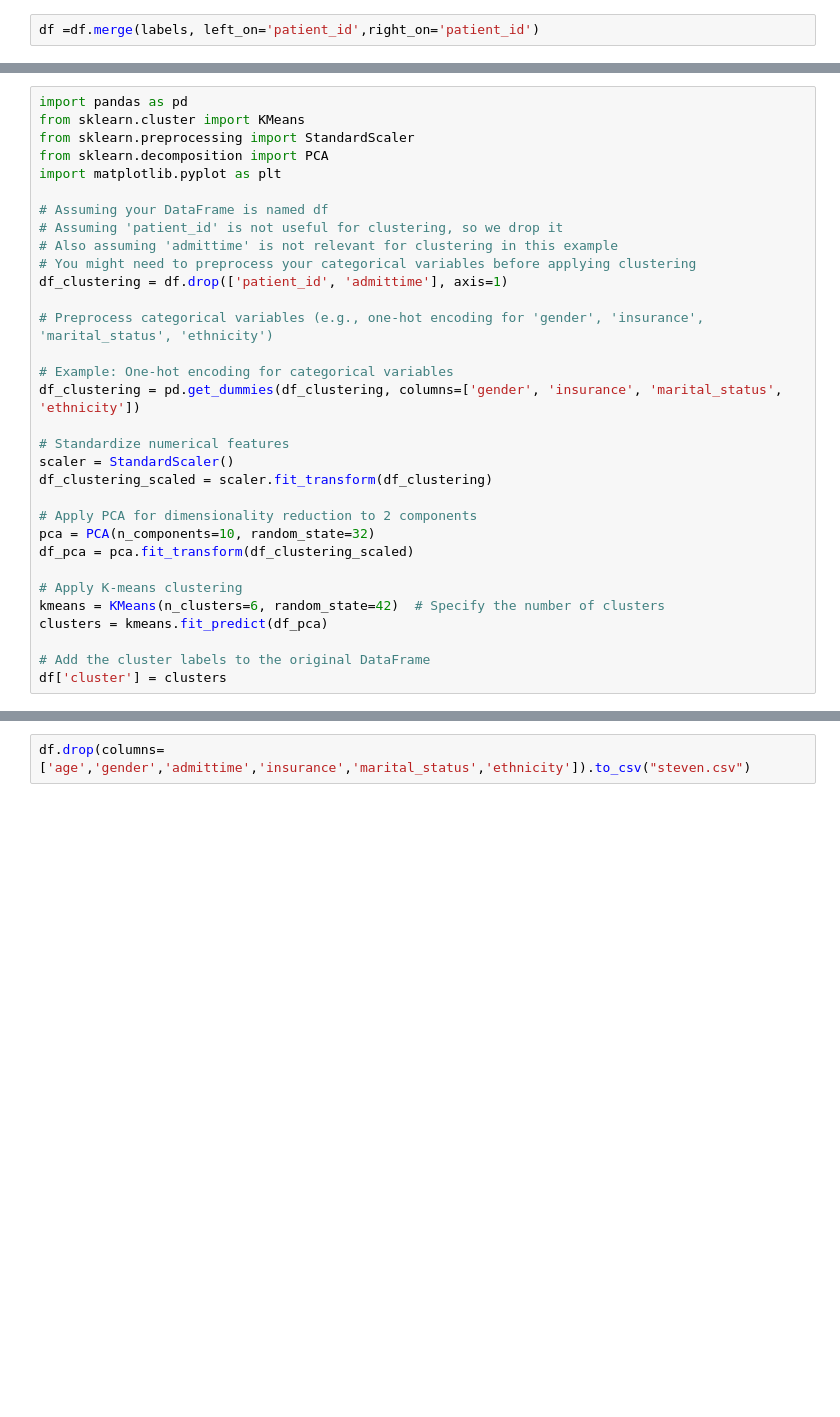
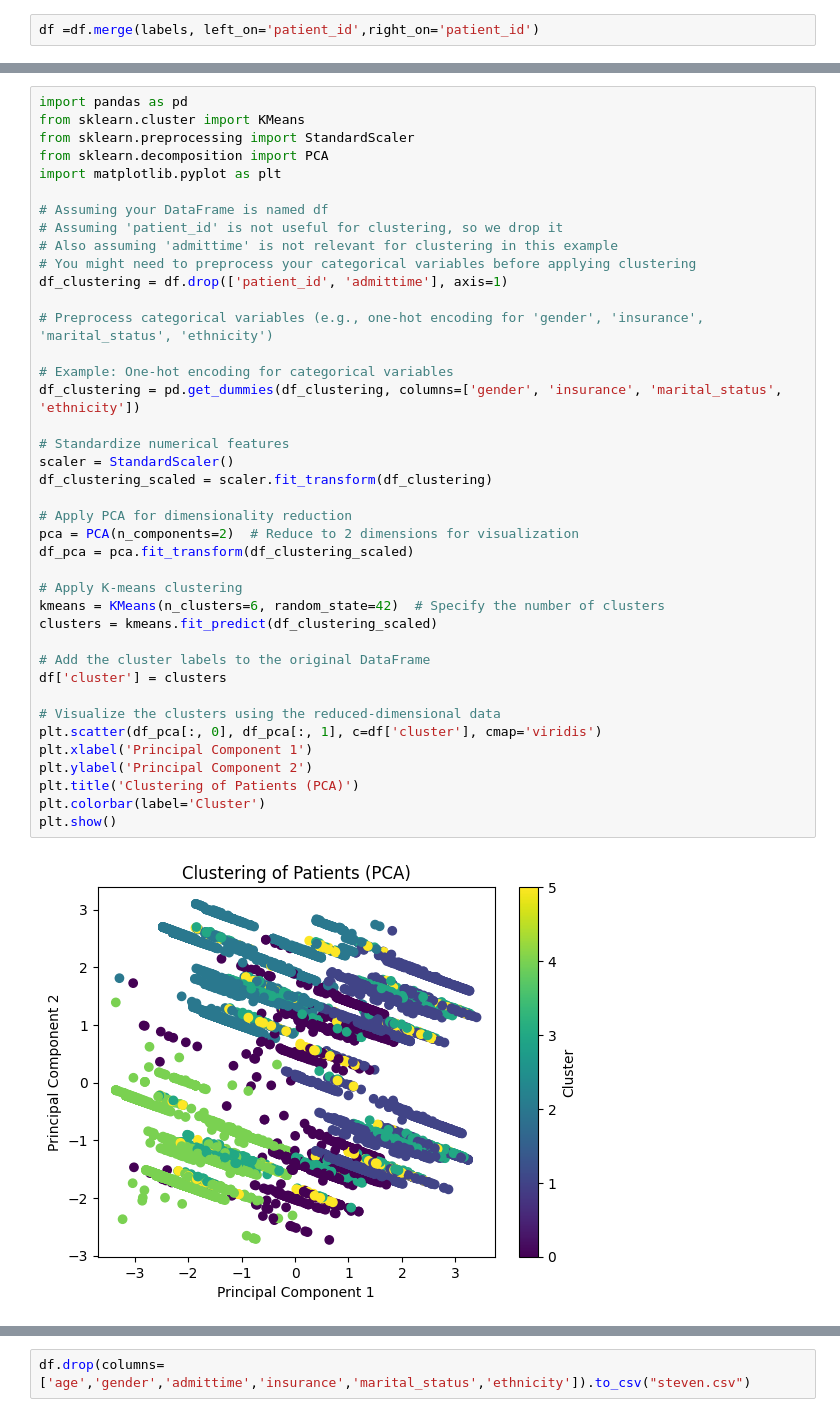
Before and after one commit to StevenEgnaczyk/HealthCarePredictor, a Jupyter notebook: clustering_test.ipynb, the cells around one changed output, grey strips where cells are left out. Cells and saved outputs as stored; diff of their text form; blank space fills up the shorter version.

```diff
--- a/clustering_test.ipynb
+++ b/clustering_test.ipynb
@@ -37,32 +62,42 @@ df =df.merge(labels, left_on='patient_id',right_on='patient_id')
 # %%
 import pandas as pd
 from sklearn.cluster import KMeans
 from sklearn.preprocessing import StandardScaler
 from sklearn.decomposition import PCA
 import matplotlib.pyplot as plt
 
 # Assuming your DataFrame is named df
 # Assuming 'patient_id' is not useful for clustering, so we drop it
 # Also assuming 'admittime' is not relevant for clustering in this example
 # You might need to preprocess your categorical variables before applying clustering
 df_clustering = df.drop(['patient_id', 'admittime'], axis=1)
 
 # Preprocess categorical variables (e.g., one-hot encoding for 'gender', 'insurance', 'marital_status', 'ethnicity')
 
 # Example: One-hot encoding for categorical variables
 df_clustering = pd.get_dummies(df_clustering, columns=['gender', 'insurance', 'marital_status', 'ethnicity'])
 
 # Standardize numerical features
 scaler = StandardScaler()
 df_clustering_scaled = scaler.fit_transform(df_clustering)
 
-# Apply PCA for dimensionality reduction to 2 components
-pca = PCA(n_components=10, random_state=32)
+# Apply PCA for dimensionality reduction
+pca = PCA(n_components=2)  # Reduce to 2 dimensions for visualization
 df_pca = pca.fit_transform(df_clustering_scaled)
 
 # Apply K-means clustering
 kmeans = KMeans(n_clusters=6, random_state=42)  # Specify the number of clusters
-clusters = kmeans.fit_predict(df_pca)
+clusters = kmeans.fit_predict(df_clustering_scaled)
 
 # Add the cluster labels to the original DataFrame
 df['cluster'] = clusters
+
+# Visualize the clusters using the reduced-dimensional data
+plt.scatter(df_pca[:, 0], df_pca[:, 1], c=df['cluster'], cmap='viridis')
+plt.xlabel('Principal Component 1')
+plt.ylabel('Principal Component 2')
+plt.title('Clustering of Patients (PCA)')
+plt.colorbar(label='Cluster')
+plt.show()
+# %% [output]
+[figure, added]
```
Also changed, not shown: parts of 5 cells of this notebook, 1 other file.
